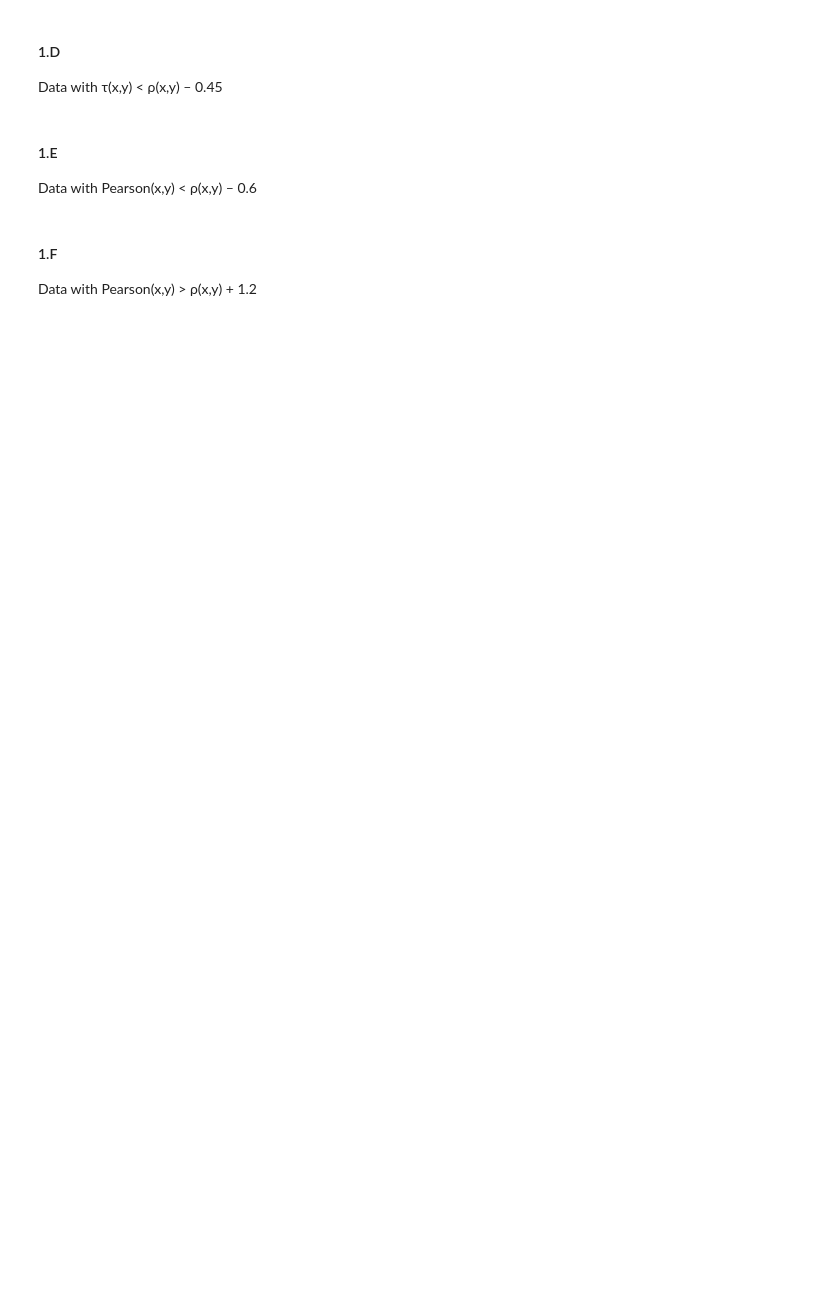
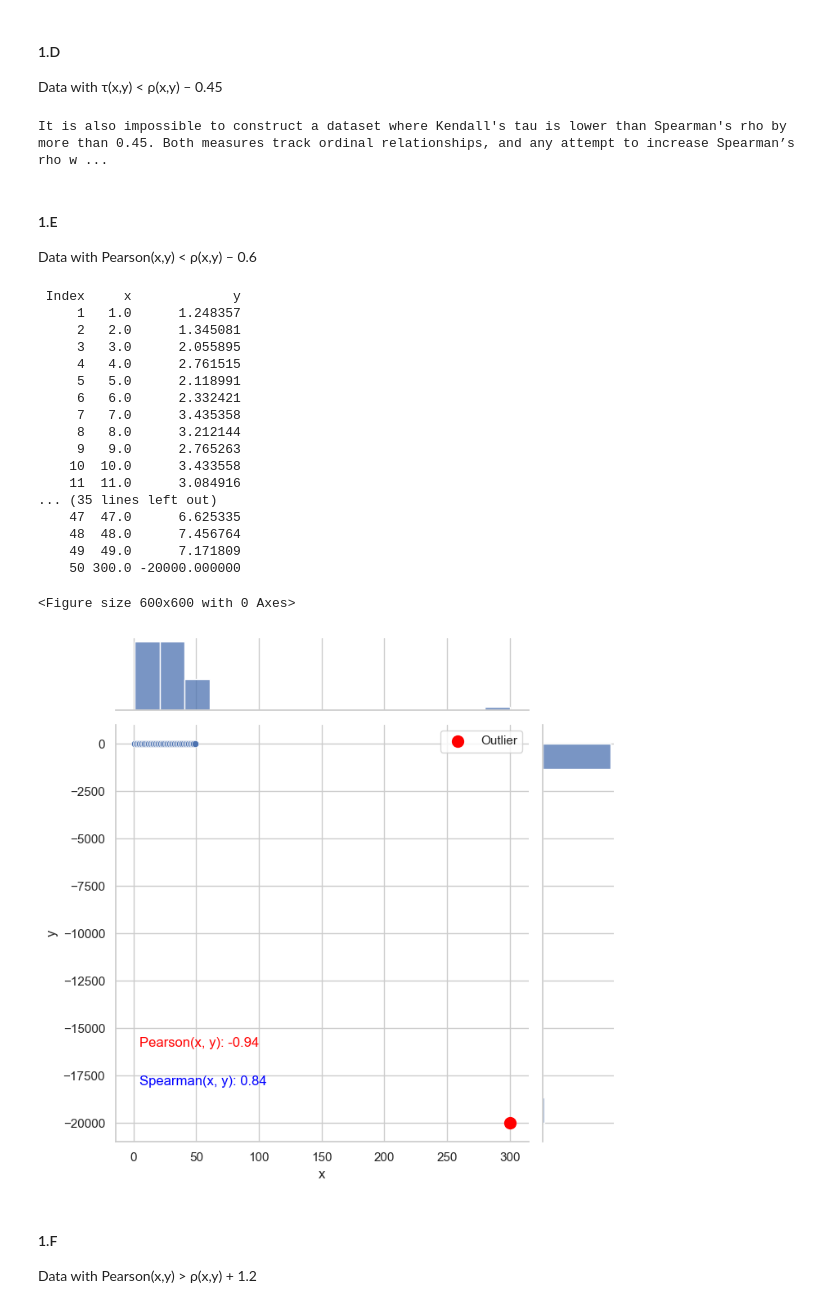
Before and after one commit to aviferdman/Statistics-and-Data-Analysis, a Jupyter notebook: hw3/HW3/324369412_316420132.ipynb, the cells around one changed output. Saved outputs shown, nothing was run; the diff lists cells and outputs as text; code cells hidden in the pictures; blank space fills up the shorter version.

```diff
--- a/hw3/HW3/324369412_316420132.ipynb
+++ b/hw3/HW3/324369412_316420132.ipynb
@@ -34,9 +108,73 @@ Data with τ(x,y) > ρ(x,y) + 0.45
 # %% [markdown]
 #### 1.D
 Data with τ(x,y) < ρ(x,y) – 0.45
+# %%
+print("It is also impossible to construct a dataset where Kendall's tau is lower than Spearman's rho by more than 0.45."
+      " Both measures track ordinal relationships, and any attempt to increase Spearman’s rho while keeping"
+      " Kendall’s tau low introduces constraints that also impact rho. No known dataset achieves τ - ρ < -0.45.")
+# %% [output]
+It is also impossible to construct a dataset where Kendall's tau is lower than Spearman's rho by more than 0.45. Both measures track ordinal relationships, and any attempt to increase Spearman’s rho w ...
 # %% [markdown]
 #### 1.E
 Data with Pearson(x,y) < ρ(x,y) – 0.6
+# %%
+# Generate 49 points with a monotonic, non-linear relationship
+np.random.seed(42)
+x_values = np.linspace(1, 49, 49)
+y_values = np.sqrt(x_values) + np.random.normal(scale=0.5, size=49)  # Square root relationship with noise
+
+# Introduce an extreme outlier at index 50
+x_outlier = 300  # Outlier far to the right
+y_outlier = -20000  # Extreme outlier in y
+
+# Combine data
+x_full = np.append(x_values, x_outlier)
+y_full = np.append(y_values, y_outlier)
+
+# Create DataFrame
+df_full = pd.DataFrame({"Index": np.arange(1, 51), "x": x_full, "y": y_full})
+
+# Compute Pearson and Spearman correlations
+pearson_full = pearsonr(x_full, y_full)[0]  # Pearson correlation with outlier
+spearman_full = spearmanr(x_full, y_full)[0]  # Spearman correlation with outlier
+
+# Print the dataset as a table
+print(df_full.to_string(index=False))
+
+# Plot jointplot
+plt.figure(figsize=(6, 6))
+sns.set(style="whitegrid")
+g = sns.jointplot(data=df_full, x="x", y="y", kind="scatter", height=7, marginal_kws={'bins': 15})
+
+# Annotate with Pearson and Spearman correlations
+g.ax_joint.text(5, -16000, f"Pearson(x, y): {pearson_full:.2f}", fontsize=12, color="red")
+g.ax_joint.text(5, -18000, f"Spearman(x, y): {spearman_full:.2f}", fontsize=12, color="blue")
+
+# Highlight outlier
+g.ax_joint.scatter(x_outlier, y_outlier, color='red', s=100, label="Outlier")
+g.ax_joint.legend()
+
+plt.show()
+# %% [output]
+ Index     x             y
+     1   1.0      1.248357
+     2   2.0      1.345081
+     3   3.0      2.055895
+     4   4.0      2.761515
+     5   5.0      2.118991
+     6   6.0      2.332421
+     7   7.0      3.435358
+     8   8.0      3.212144
+     9   9.0      2.765263
+    10  10.0      3.433558
+    11  11.0      3.084916
+... (35 lines left out)
+    47  47.0      6.625335
+    48  48.0      7.456764
+    49  49.0      7.171809
+    50 300.0 -20000.000000
+<Figure size 600x600 with 0 Axes>
+[figure, added]
 # %% [markdown]
 #### 1.F
 Data with Pearson(x,y) > ρ(x,y) + 1.2
```
Also changed, not shown: parts of 15 cells of this notebook.
